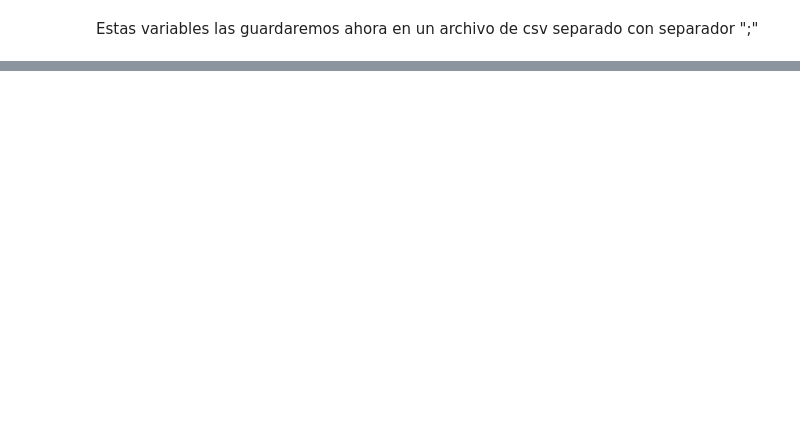
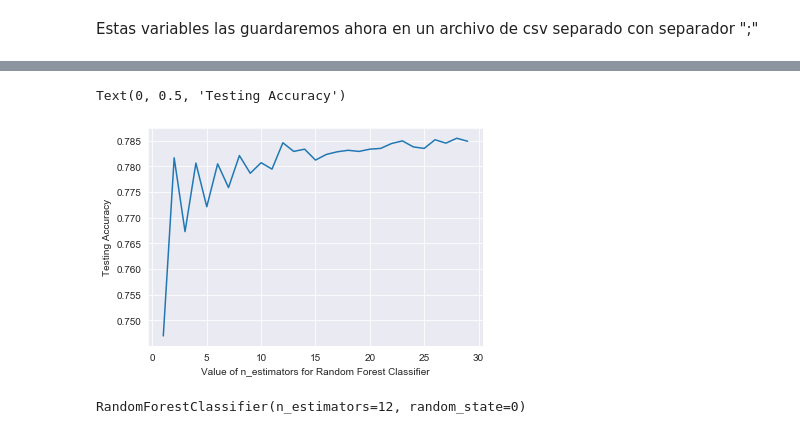
Before and after one commit to JaviviFMB/challenge-datascientist, a Jupyter notebook: solution.ipynb, the cells around one changed output, grey strips where cells are left out. Saved outputs shown, nothing was run; the diff lists cells and outputs as text; code cells hidden in the pictures; blank space fills up the shorter version.

Commit message:
model updates

```diff
--- a/solution.ipynb
+++ b/solution.ipynb
@@ -178,0 +356,14 @@ Este modelo corresponde a un modelo de clasificación, dado que consideraremos c
+# %%
+model_data = pd.concat((dataset_scl,
+                        pd.get_dummies(dataset_scl['OPERA'],drop_first=True),
+                        pd.get_dummies(dataset_scl['SIGLADES'],drop_first=True),
+                        pd.get_dummies(dataset_scl['DIANOM'],drop_first=True),
+                        pd.get_dummies(dataset_scl['periodo_dia'],drop_first=True)), axis=1)
+# %%
+X = model_data.loc[:, model_data.columns != 'atraso_15']
+y = model_data.loc[:, model_data.columns == 'atraso_15']
+
+# Eliminamos las variables que no utilizaremos en el modelo que ya son explicadas por otras variables
+X.drop(['Fecha-I', 'Vlo-I', 'Ori-I', 'Des-I', 'Emp-I', 'Fecha-O', 'Vlo-O',
+       'Ori-O', 'Des-O', 'Emp-O','SIGLAORI','dif_min','AÑO','TIPOVUELO',
+        'OPERA','SIGLADES','DIANOM','periodo_dia'],axis = 1, inplace = True)
@@ -178,0 +375,3 @@ Este modelo corresponde a un modelo de clasificación, dado que consideraremos c
+# %%
+# Separamos en data de entrenamiento y de testeo
+X_train, X_test, y_train, y_test = train_test_split(X, y, test_size=0.2, random_state=0)
@@ -178,0 +408,25 @@ Este modelo corresponde a un modelo de clasificación, dado que consideraremos c
+# %%
+scores =[]
+for n in range(1, 30):
+    rf_class = RandomForestClassifier(n_estimators=n,
+                                 max_features='auto',
+                                 random_state=0)
+    rf_class.fit(X_train, y_train)
+    y_pred = rf_class.predict(X_test)
+    scores.append(accuracy_score(y_test, y_pred))
+
+plt.plot(range(1, 30), scores)
+plt.xlabel('Value of n_estimators for Random Forest Classifier')
+plt.ylabel('Testing Accuracy')
+# %% [output]
+Text(0, 0.5, 'Testing Accuracy')
+[figure, added]
+# %%
+# Utilizamos la librería de Random Forest de scikit-learn Random Forest Classifier
+# En base al gráfico de accuracy anterior el número de estimadores elegido es de 12.
+rf_model = RandomForestClassifier(n_estimators=12,
+                                  max_features='auto',
+                                  random_state=0)
+rf_model.fit(X_train,y_train)
+# %% [output]
+RandomForestClassifier(n_estimators=12, random_state=0)
```
Also changed, not shown: parts of 49 cells of this notebook.
